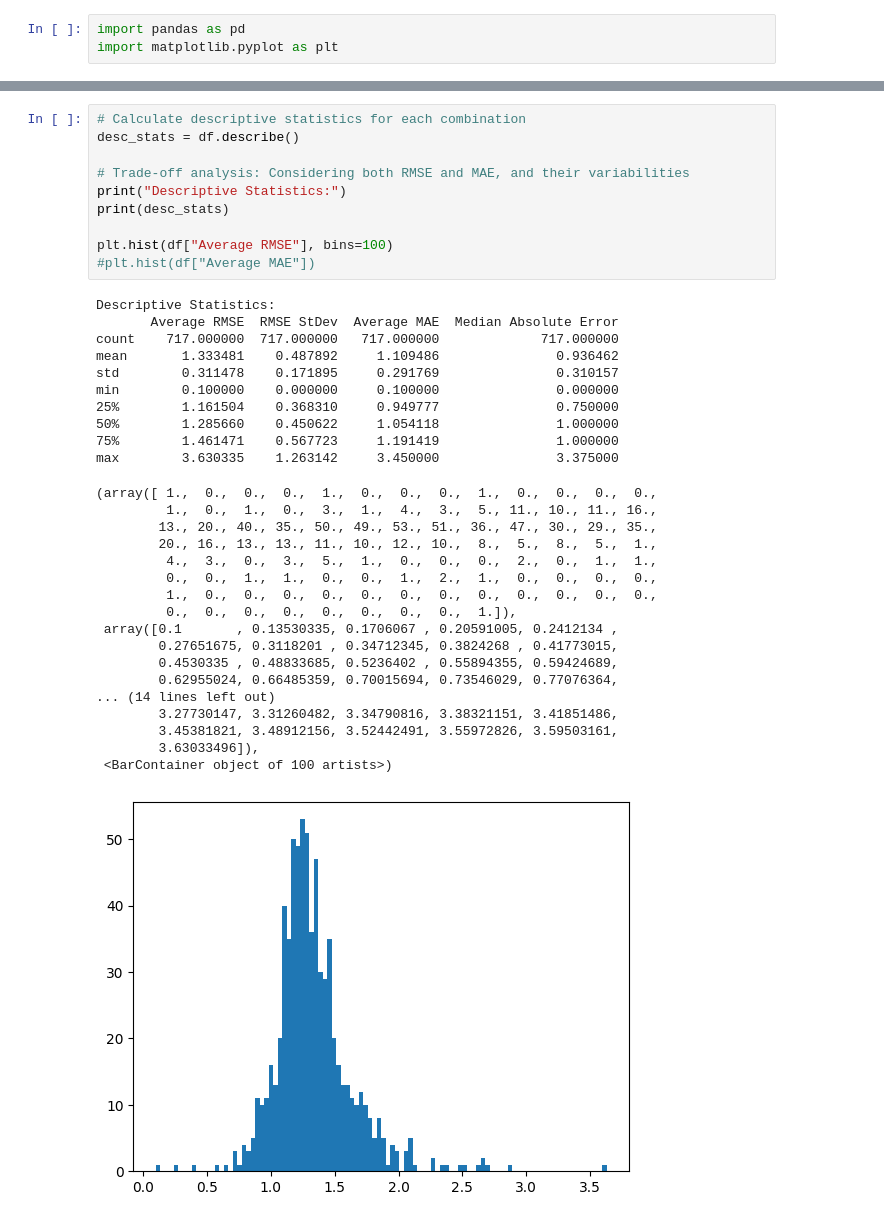
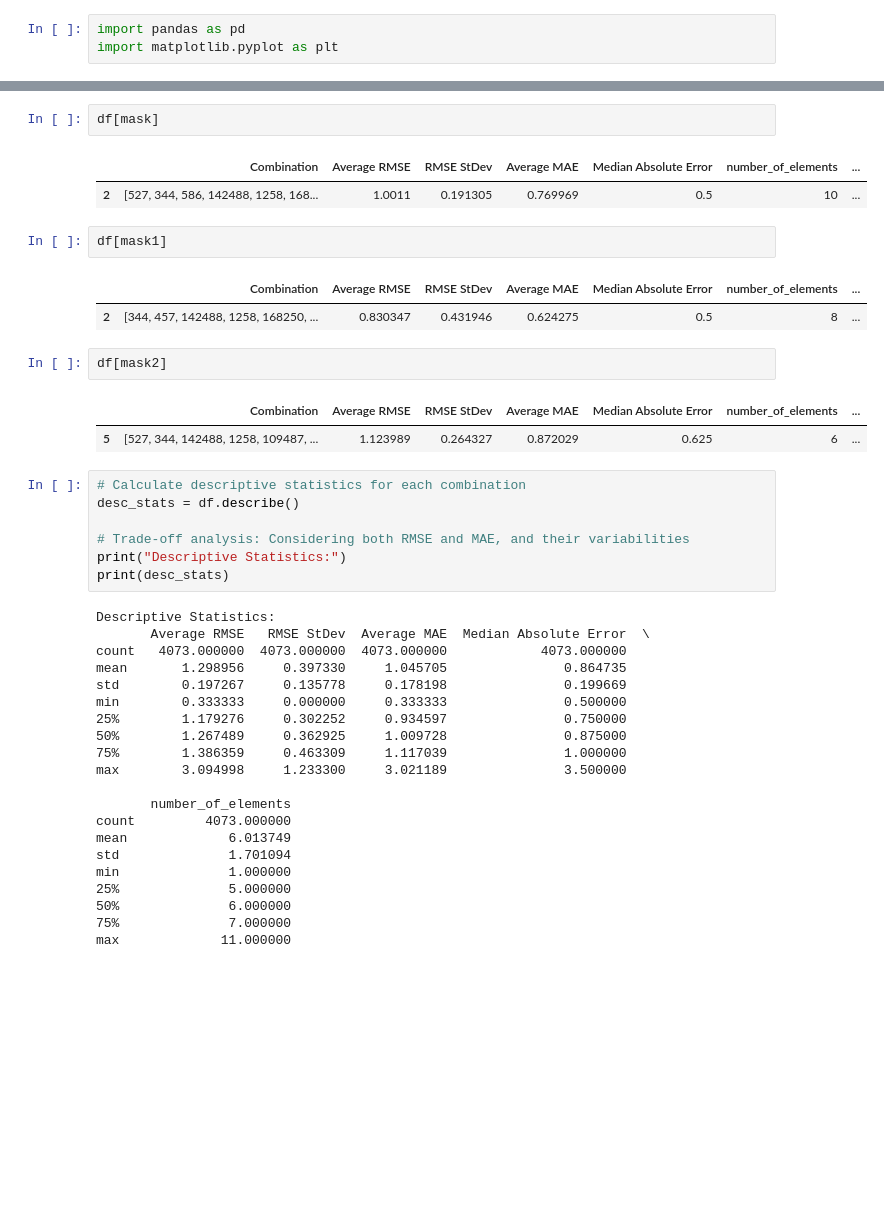
Before and after one commit to koalapowered/thesis, a Jupyter notebook: results_analysis.ipynb, the cells around one changed output, grey strips where cells are left out. Cells and saved outputs as stored; diff of their text form; blank space fills up the shorter version.

```diff
--- a/results_analysis.ipynb
+++ b/results_analysis.ipynb
@@ -25,3 +207,18 @@ df
+# %%
+df[mask]
+# %% [output]
+|  | Combination | Average RMSE | RMSE StDev | Average MAE | Median Absolute Error | number_of_elements | ... |
+| 2 | [527, 344, 586, 142488, 1258, 168... | 1.0011 | 0.191305 | 0.769969 | 0.5 | 10 | ... |
+# %%
+df[mask1]
+# %% [output]
+|  | Combination | Average RMSE | RMSE StDev | Average MAE | Median Absolute Error | number_of_elements | ... |
+| 2 | [344, 457, 142488, 1258, 168250, ... | 0.830347 | 0.431946 | 0.624275 | 0.5 | 8 | ... |
+# %%
+df[mask2]
+# %% [output]
+|  | Combination | Average RMSE | RMSE StDev | Average MAE | Median Absolute Error | number_of_elements | ... |
+| 5 | [527, 344, 142488, 1258, 109487, ... | 1.123989 | 0.264327 | 0.872029 | 0.625 | 6 | ... |
 # %%
 # Calculate descriptive statistics for each combination
 desc_stats = df.describe()
@@ -29,35 +226,24 @@ desc_stats = df.describe()
 # Trade-off analysis: Considering both RMSE and MAE, and their variabilities
 print("Descriptive Statistics:")
 print(desc_stats)
-
-plt.hist(df["Average RMSE"], bins=100)
-#plt.hist(df["Average MAE"])
 # %% [output]
 Descriptive Statistics:
-       Average RMSE  RMSE StDev  Average MAE  Median Absolute Error
-count    717.000000  717.000000   717.000000             717.000000
-mean       1.333481    0.487892     1.109486               0.936462
-std        0.311478    0.171895     0.291769               0.310157
-min        0.100000    0.000000     0.100000               0.000000
-25%        1.161504    0.368310     0.949777               0.750000
-50%        1.285660    0.450622     1.054118               1.000000
-75%        1.461471    0.567723     1.191419               1.000000
-max        3.630335    1.263142     3.450000               3.375000
+       Average RMSE   RMSE StDev  Average MAE  Median Absolute Error  \
+count   4073.000000  4073.000000  4073.000000            4073.000000
+mean       1.298956     0.397330     1.045705               0.864735
+std        0.197267     0.135778     0.178198               0.199669
+min        0.333333     0.000000     0.333333               0.500000
+25%        1.179276     0.302252     0.934597               0.750000
+50%        1.267489     0.362925     1.009728               0.875000
+75%        1.386359     0.463309     1.117039               1.000000
+max        3.094998     1.233300     3.021189               3.500000
+
+       number_of_elements
+count         4073.000000
+mean             6.013749
+std              1.701094
+min              1.000000
+25%              5.000000
+50%              6.000000
+75%              7.000000
+max             11.000000
-(array([ 1.,  0.,  0.,  0.,  1.,  0.,  0.,  0.,  1.,  0.,  0.,  0.,  0.,
-         1.,  0.,  1.,  0.,  3.,  1.,  4.,  3.,  5., 11., 10., 11., 16.,
-        13., 20., 40., 35., 50., 49., 53., 51., 36., 47., 30., 29., 35.,
-        20., 16., 13., 13., 11., 10., 12., 10.,  8.,  5.,  8.,  5.,  1.,
-         4.,  3.,  0.,  3.,  5.,  1.,  0.,  0.,  0.,  2.,  0.,  1.,  1.,
-         0.,  0.,  1.,  1.,  0.,  0.,  1.,  2.,  1.,  0.,  0.,  0.,  0.,
-         1.,  0.,  0.,  0.,  0.,  0.,  0.,  0.,  0.,  0.,  0.,  0.,  0.,
-         0.,  0.,  0.,  0.,  0.,  0.,  0.,  0.,  1.]),
- array([0.1       , 0.13530335, 0.1706067 , 0.20591005, 0.2412134 ,
-        0.27651675, 0.3118201 , 0.34712345, 0.3824268 , 0.41773015,
-        0.4530335 , 0.48833685, 0.5236402 , 0.55894355, 0.59424689,
-        0.62955024, 0.66485359, 0.70015694, 0.73546029, 0.77076364,
-... (14 lines left out)
-        3.27730147, 3.31260482, 3.34790816, 3.38321151, 3.41851486,
-        3.45381821, 3.48912156, 3.52442491, 3.55972826, 3.59503161,
-        3.63033496]),
- <BarContainer object of 100 artists>)
-[figure, removed]
```
Also changed, not shown: parts of 10 cells of this notebook, 5 other files.
